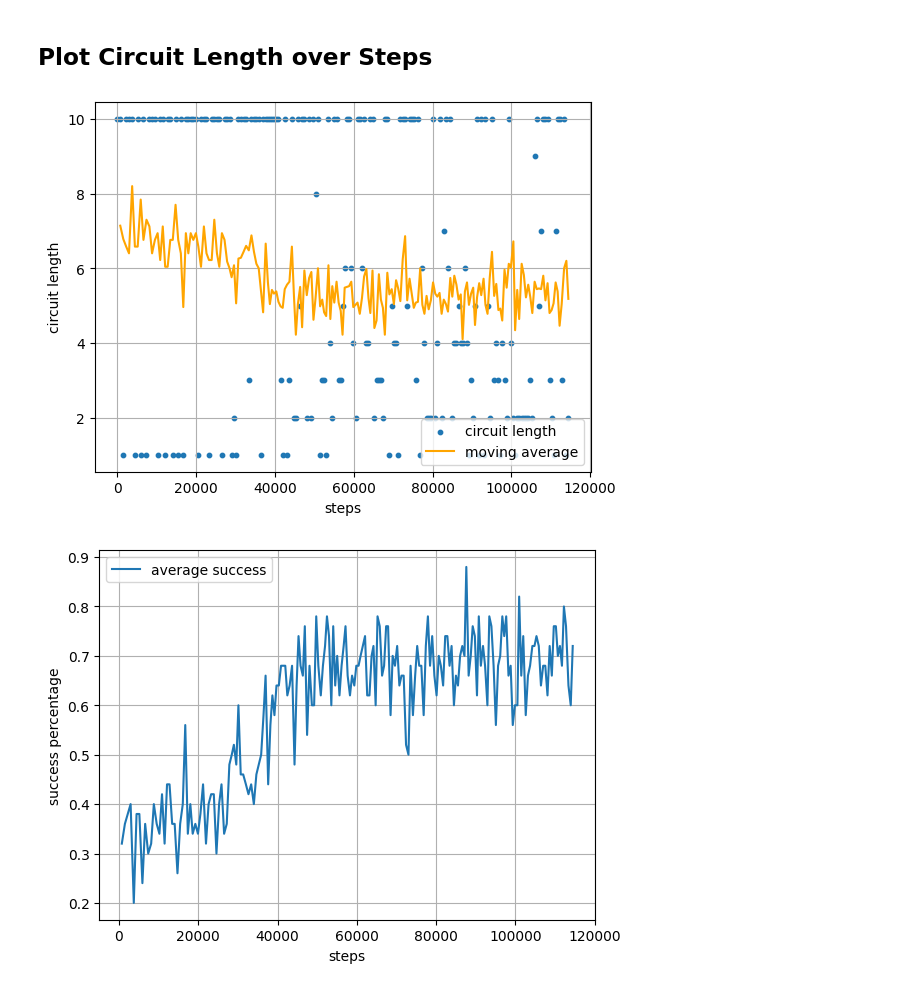
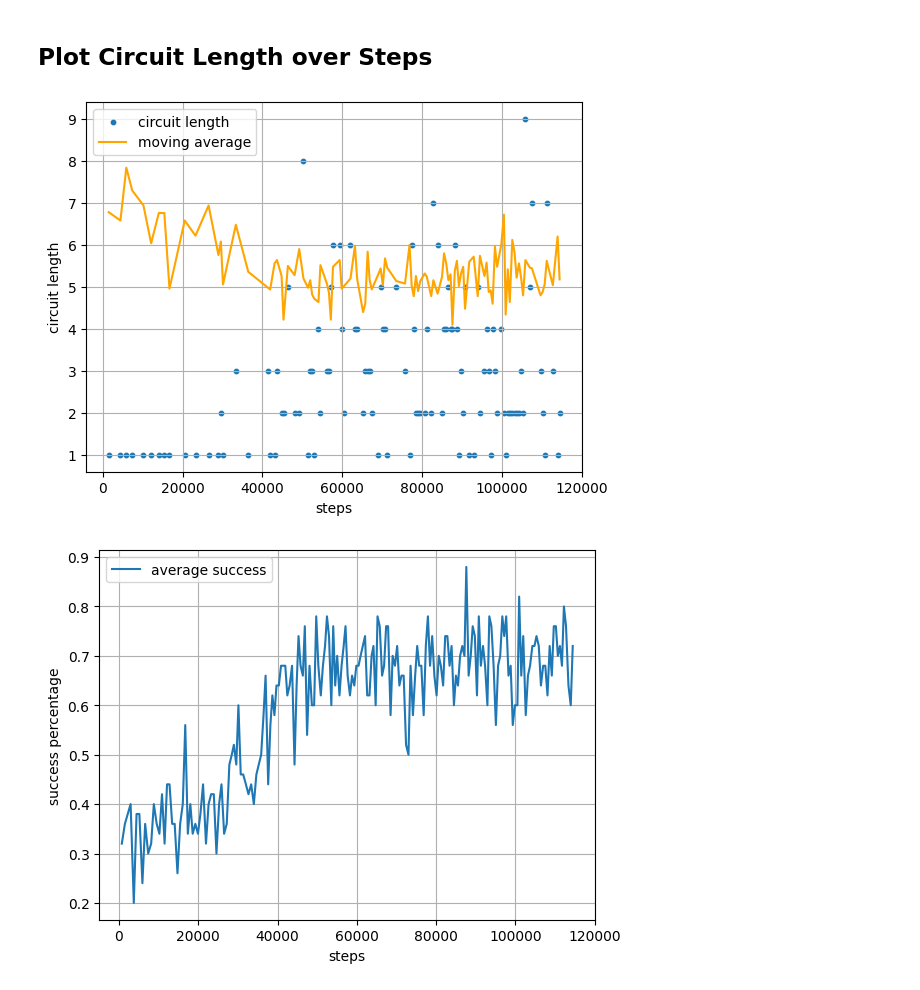
Before and after one commit to westoun/qcs-rl, a Jupyter notebook: evaluation.ipynb, the cells around one changed output. Drawn from its saved outputs; the diff is of its cells as text; code cells hidden in the pictures.

Commit message:
Plot circuit length only successful episodes

```diff
--- a/evaluation.ipynb
+++ b/evaluation.ipynb
@@ -96,18 +96,20 @@ plt.show()
 # %%
 ax = plt.subplot()
 
+# Only log circuit length where a circuit was found
+train_df_succ = train_df[train_df["l"] < EPISODE_CUTOFF]
 
-ax.scatter(train_df["steps"], train_df["l"], label="circuit length", s=10)
-ax.plot(train_df["steps"], train_df["l_avg"], label="moving average", c="orange")
+ax.scatter(train_df_succ["steps"], train_df_succ["l"], label="circuit length", s=10)
+ax.plot(train_df_succ["steps"], train_df_succ["l_avg"], label="moving average", c="orange")
 
 ax.set_xlabel("steps")
 ax.set_ylabel("circuit length")
 
 plt.legend()
 plt.grid()
 plt.show()
 # %% [output]
-[figure, old version]
+[figure, new version]
 # %%
 ax = plt.subplot()
 
```
Also changed, not shown: parts of 1 cell of this notebook.
